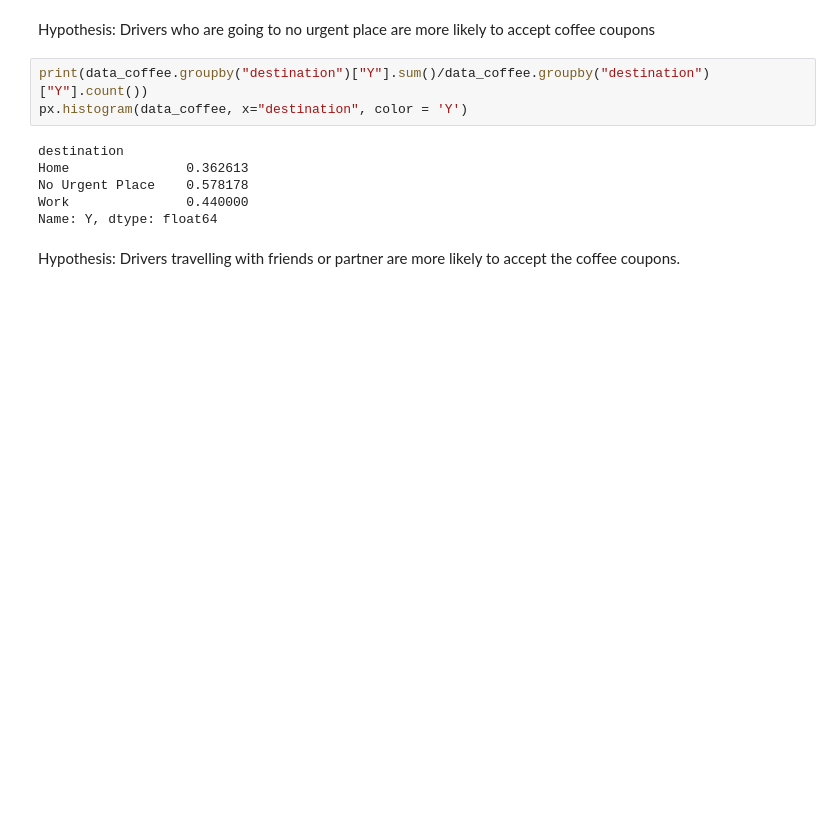
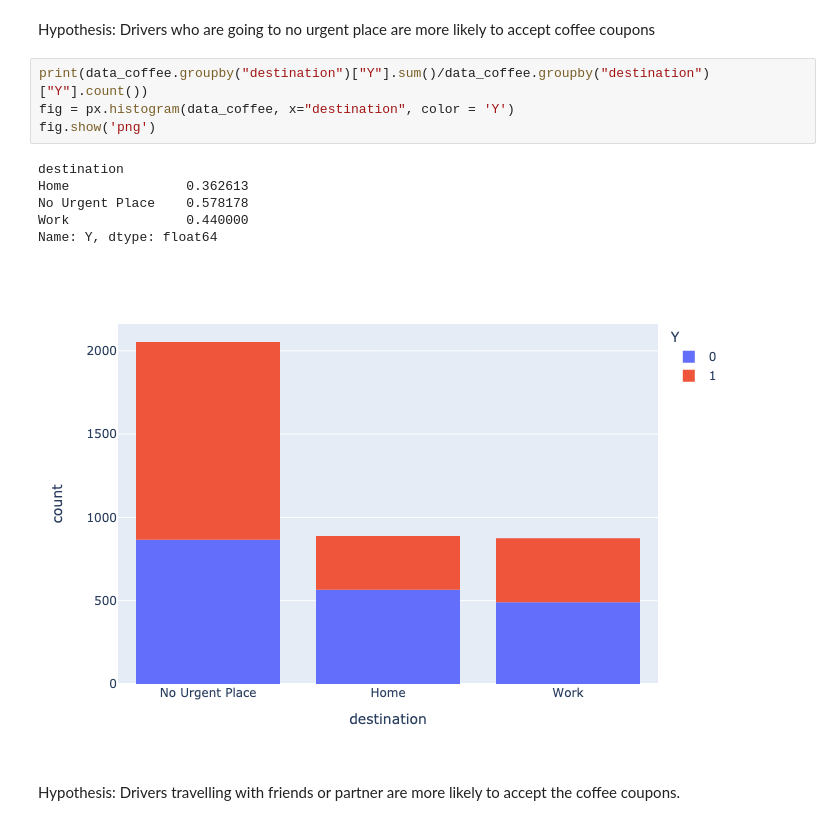
Before and after one commit to aditwal/UCB-ML-5.1, a Jupyter notebook: coupon analysis.ipynb, the cells around one changed output. Saved outputs shown, nothing was run; the diff lists cells and outputs as text; blank space fills up the shorter version.

Commit message:
Added fig.show to display figures in GitHub

```diff
--- a/coupon analysis.ipynb
+++ b/coupon analysis.ipynb
@@ -382,13 +382,15 @@ print("% of the accepted bar coupons were ", round(coffeePerAccept, 2))
 Hypothesis: Drivers who are going to no urgent place are more likely to accept coffee coupons
 # %%
 print(data_coffee.groupby("destination")["Y"].sum()/data_coffee.groupby("destination")["Y"].count())
-px.histogram(data_coffee, x="destination", color = 'Y')
+fig = px.histogram(data_coffee, x="destination", color = 'Y')
+fig.show('png')
 # %% [output]
 destination
 Home               0.362613
 No Urgent Place    0.578178
 Work               0.440000
 Name: Y, dtype: float64
+[figure, added]
 # %% [markdown]
 Hypothesis: Drivers travelling with friends or partner are more likely to accept the coffee coupons.
 # %%
```
Also changed, not shown: parts of 9 cells of this notebook.
